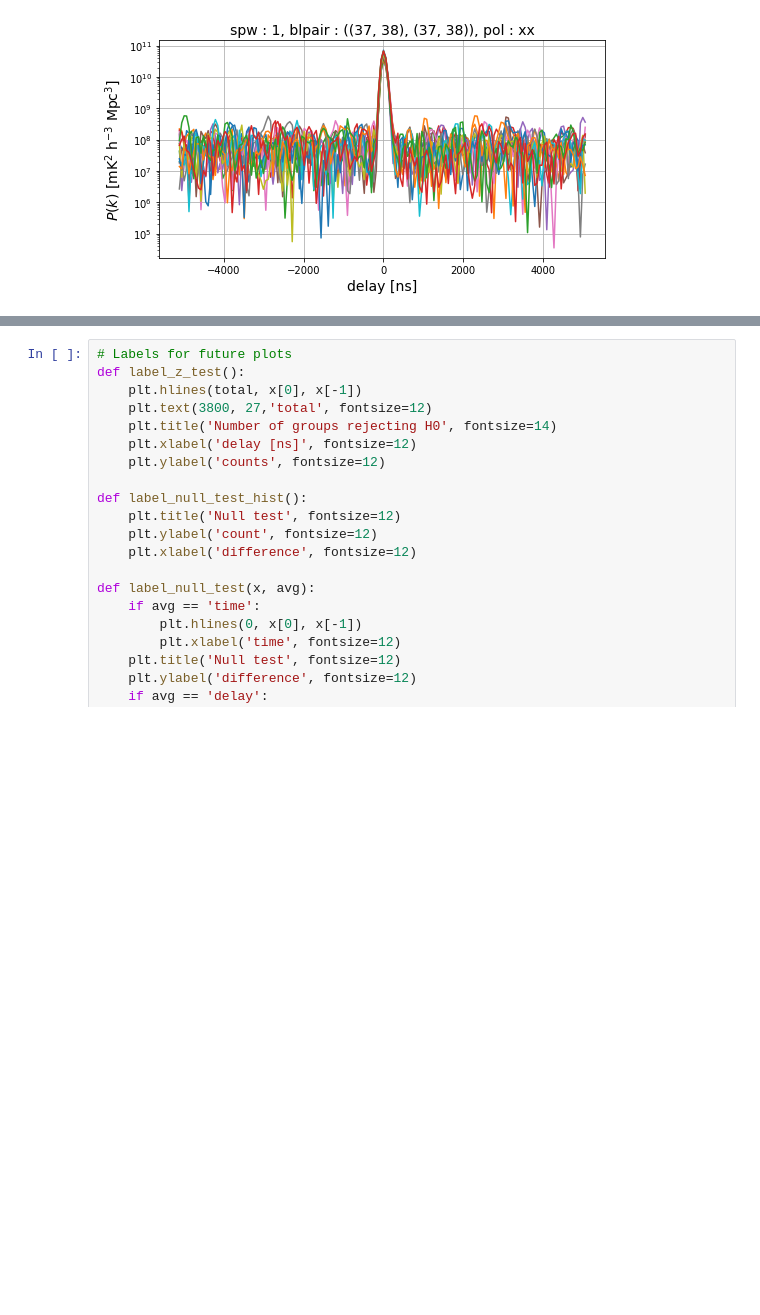
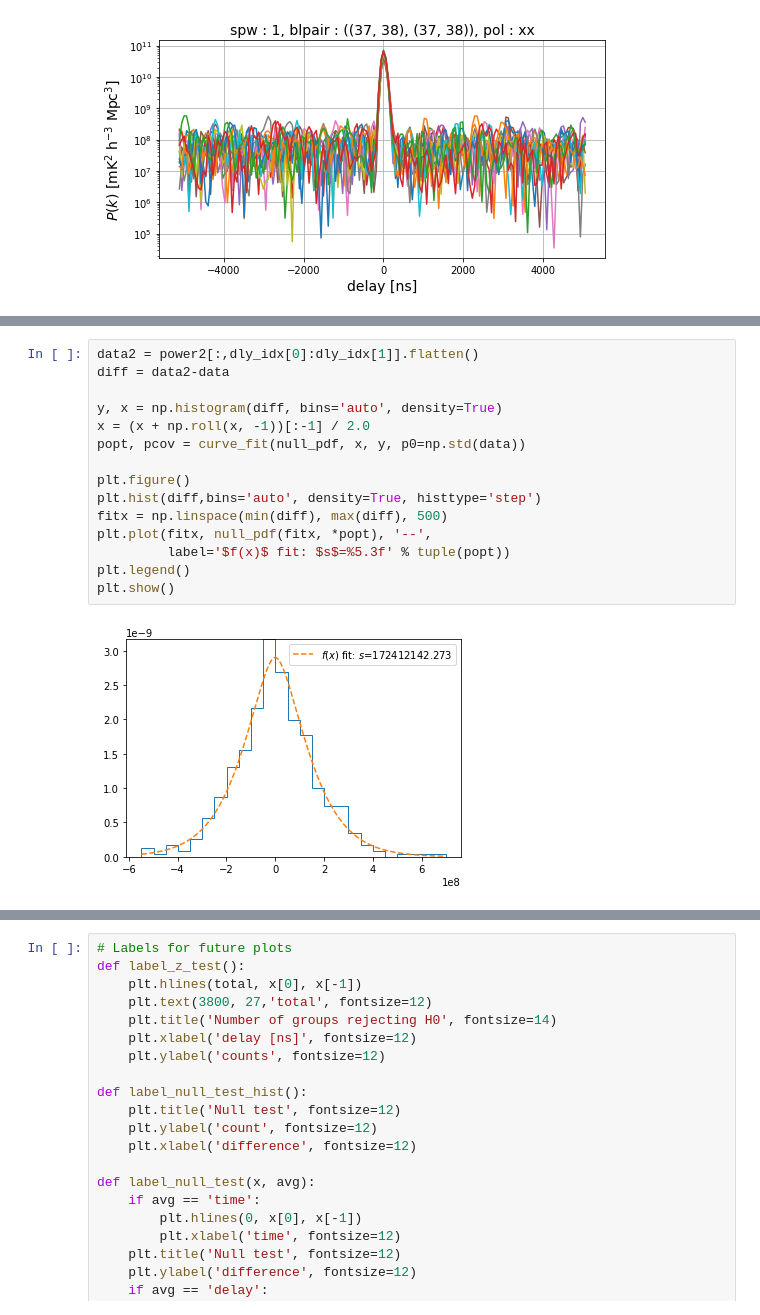
Before and after one commit to acliu/mcgill_sandbox, a Jupyter notebook: dixin/null_test_fit.ipynb, the cells around one changed output, grey strips where cells are left out. Cells and saved outputs as stored; diff of their text form; blank space fills up the shorter version.

```diff
--- a/dixin/null_test_fit.ipynb
+++ b/dixin/null_test_fit.ipynb
@@ -133,0 +167,17 @@ Text(0.5, 1.0, 'spw : 1, blpair : ((37, 38), (37, 38)), pol : xx')
+# %%
+data2 = power2[:,dly_idx[0]:dly_idx[1]].flatten()
+diff = data2-data
+
+y, x = np.histogram(diff, bins='auto', density=True)
+x = (x + np.roll(x, -1))[:-1] / 2.0
+popt, pcov = curve_fit(null_pdf, x, y, p0=np.std(data))
+
+plt.figure()
+plt.hist(diff,bins='auto', density=True, histtype='step')
+fitx = np.linspace(min(diff), max(diff), 500)
+plt.plot(fitx, null_pdf(fitx, *popt), '--',
+         label='$f(x)$ fit: $s$=%5.3f' % tuple(popt))
+plt.legend()
+plt.show()
+# %% [output]
+[figure, added]
```
Also changed, not shown: parts of 9 cells of this notebook.
